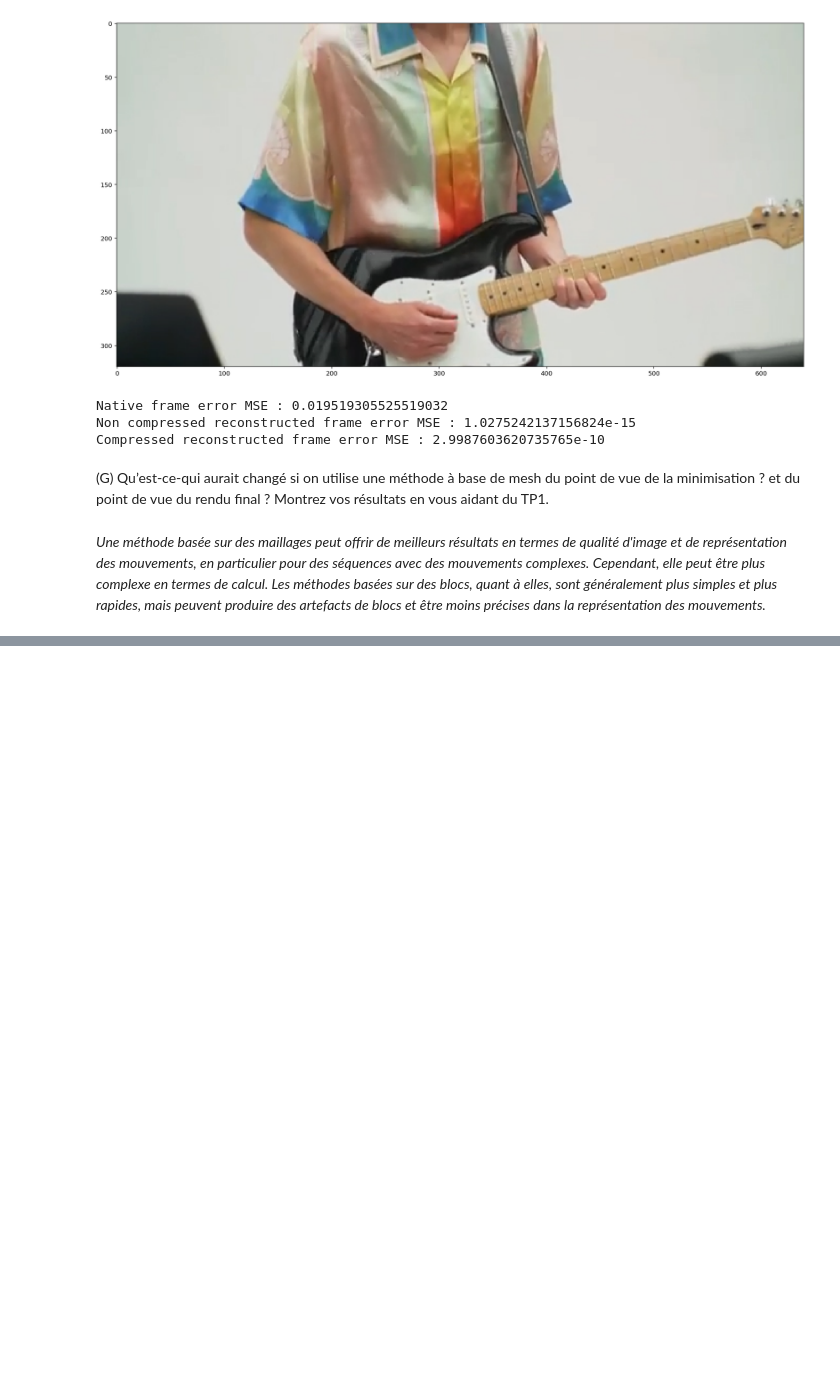
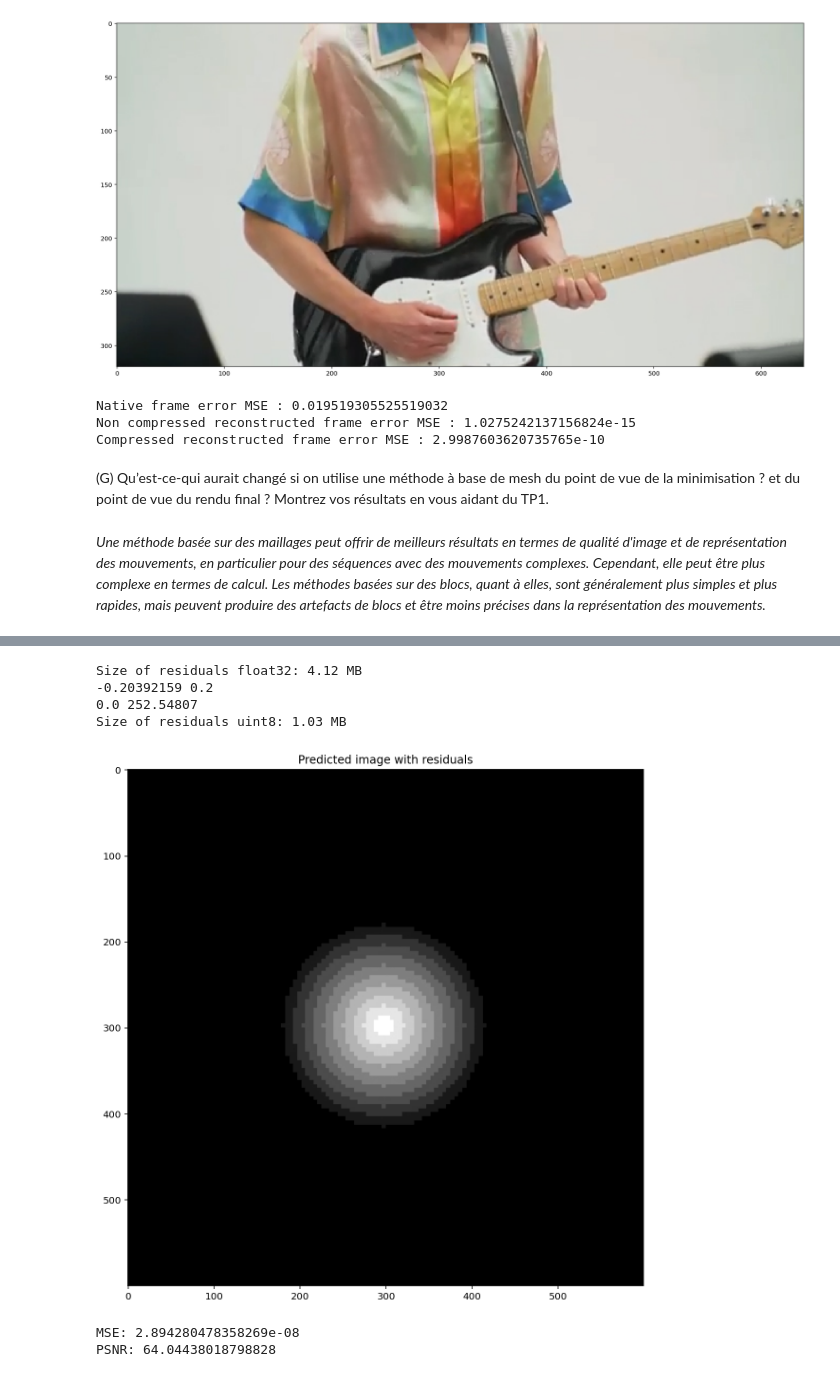
Before and after one commit to OrdinaryDev83/cvid-tp2, a Jupyter notebook: tp2.ipynb, the cells around one changed output, grey strips where cells are left out. Drawn from its saved outputs; the diff is of its cells as text; code cells hidden in the pictures; blank space fills up the shorter version.

```diff
--- a/tp2.ipynb
+++ b/tp2.ipynb
@@ -397,0 +660,31 @@ vos résultats en vous aidant du TP1.
+# %%
+residuals = frame2 - predicted_image_non_residuals
+
+print(f"Size of residuals {residuals.dtype}: \
+      {residuals.nbytes / 1024 / 1024:.2f} MB")
+# quantize residuals to uint8 (4 times smaller than float32)
+print(residuals.min(), residuals.max())
+max_range = 255.0 / max(abs(residuals.min()), abs(residuals.max()))
+multiplier = 1.0 / max_range
+residuals = residuals * (1.0 / multiplier)
+residuals = np.clip((residuals + 255.0) / 2.0, 0, 255)
+print(residuals.min(), residuals.max())
+residuals = residuals.astype(np.uint8)
+print(f"Size of residuals {residuals.dtype}: \
+      {residuals.nbytes / 1024 / 1024:.2f} MB")
+
+# use the prediction errors (residuals) to predict the frame 2 from frame 1 again,
+# also using the displacements
+predicted_image_residuals = \
+    predict_frame_using_displacements(frame1, displacement_mesh, residuals, multiplier)
+display_frame(predicted_image_residuals, "Predicted image with residuals")
+print("MSE:", frame_error_mse(frame2, predicted_image_residuals))
+print("PSNR:", frame_error(frame2, predicted_image_residuals))
+# %% [output]
+Size of residuals float32: 4.12 MB
+-0.20392159 0.2
+0.0 252.54807
+Size of residuals uint8: 1.03 MB
+[figure, added]
+MSE: 2.894280478358269e-08
+PSNR: 64.04438018798828
```
Also changed, not shown: parts of 15 cells of this notebook, 4 other files.
